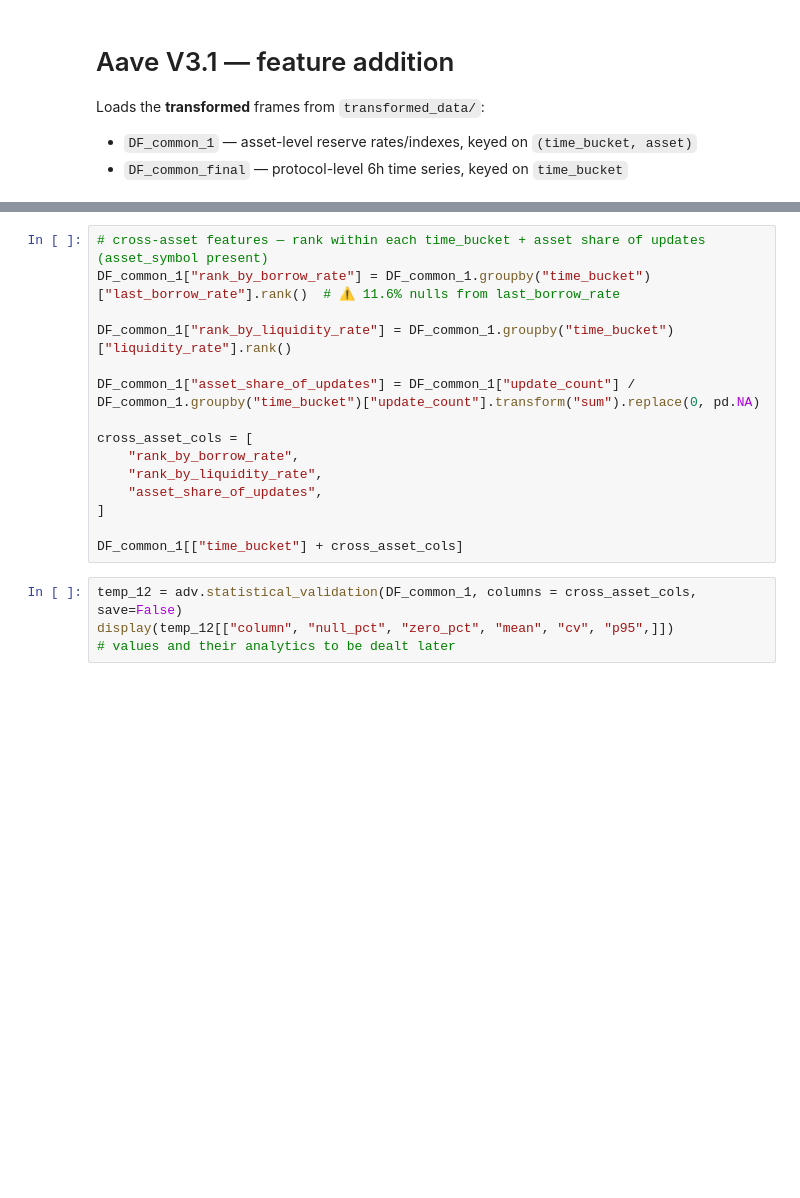
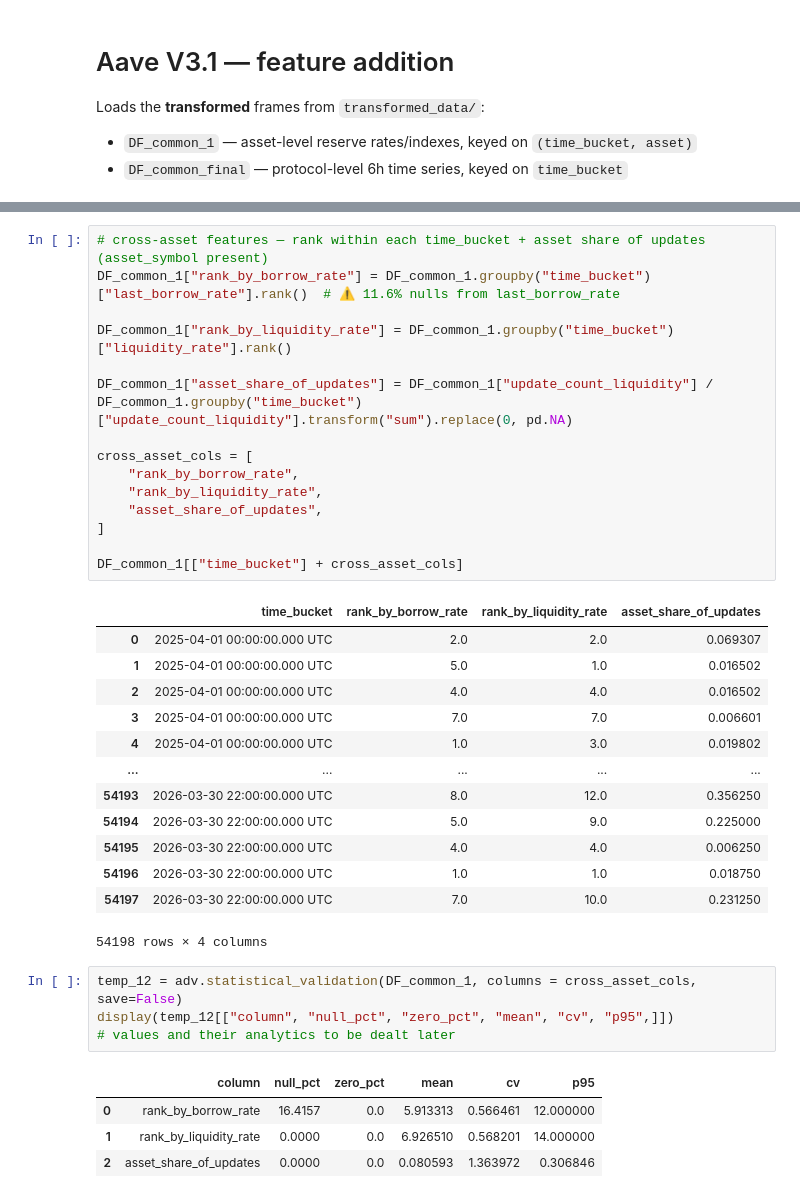
Before and after one commit to md-arham-ali/AAve_v3.1_Credit_risk_scoring, a Jupyter notebook: feature_addition.ipynb, the cells around one changed output, grey strips where cells are left out. Drawn from its saved outputs; the diff is of its cells as text; blank space fills up the shorter version.

```diff
--- a/feature_addition.ipynb
+++ b/feature_addition.ipynb
@@ -477,19 +717,38 @@ display(temp_11[["column", "null_pct", "zero_pct", "mean", "cv", "p95",]])
 # %%
 # cross-asset features — rank within each time_bucket + asset share of updates (asset_symbol present)
 DF_common_1["rank_by_borrow_rate"] = DF_common_1.groupby("time_bucket")["last_borrow_rate"].rank()  # ⚠️ 11.6% nulls from last_borrow_rate
 
 DF_common_1["rank_by_liquidity_rate"] = DF_common_1.groupby("time_bucket")["liquidity_rate"].rank()
 
-DF_common_1["asset_share_of_updates"] = DF_common_1["update_count"] / DF_common_1.groupby("time_bucket")["update_count"].transform("sum").replace(0, pd.NA)
+DF_common_1["asset_share_of_updates"] = DF_common_1["update_count_liquidity"] / DF_common_1.groupby("time_bucket")["update_count_liquidity"].transform("sum").replace(0, pd.NA)
 
 cross_asset_cols = [
     "rank_by_borrow_rate",
     "rank_by_liquidity_rate",
     "asset_share_of_updates",
 ]
 
 DF_common_1[["time_bucket"] + cross_asset_cols]
+# %% [output]
+|  | time_bucket | rank_by_borrow_rate | rank_by_liquidity_rate | asset_share_of_updates |
+| 0 | 2025-04-01 00:00:00.000 UTC | 2.0 | 2.0 | 0.069307 |
+| 1 | 2025-04-01 00:00:00.000 UTC | 5.0 | 1.0 | 0.016502 |
+| 2 | 2025-04-01 00:00:00.000 UTC | 4.0 | 4.0 | 0.016502 |
+| 3 | 2025-04-01 00:00:00.000 UTC | 7.0 | 7.0 | 0.006601 |
+| 4 | 2025-04-01 00:00:00.000 UTC | 1.0 | 3.0 | 0.019802 |
+| ... | ... | ... | ... | ... |
+| 54193 | 2026-03-30 22:00:00.000 UTC | 8.0 | 12.0 | 0.356250 |
+| 54194 | 2026-03-30 22:00:00.000 UTC | 5.0 | 9.0 | 0.225000 |
+| 54195 | 2026-03-30 22:00:00.000 UTC | 4.0 | 4.0 | 0.006250 |
+| 54196 | 2026-03-30 22:00:00.000 UTC | 1.0 | 1.0 | 0.018750 |
+| 54197 | 2026-03-30 22:00:00.000 UTC | 7.0 | 10.0 | 0.231250 |
+54198 rows × 4 columns
 # %%
 temp_12 = adv.statistical_validation(DF_common_1, columns = cross_asset_cols, save=False)
 display(temp_12[["column", "null_pct", "zero_pct", "mean", "cv", "p95",]])
 # values and their analytics to be dealt later
+# %% [output]
+|  | column | null_pct | zero_pct | mean | cv | p95 |
+| 0 | rank_by_borrow_rate | 16.4157 | 0.0 | 5.913313 | 0.566461 | 12.000000 |
+| 1 | rank_by_liquidity_rate | 0.0000 | 0.0 | 6.926510 | 0.568201 | 14.000000 |
+| 2 | asset_share_of_updates | 0.0000 | 0.0 | 0.080593 | 1.363972 | 0.306846 |
```
Also changed, not shown: parts of 30 cells of this notebook, 7 other files.
